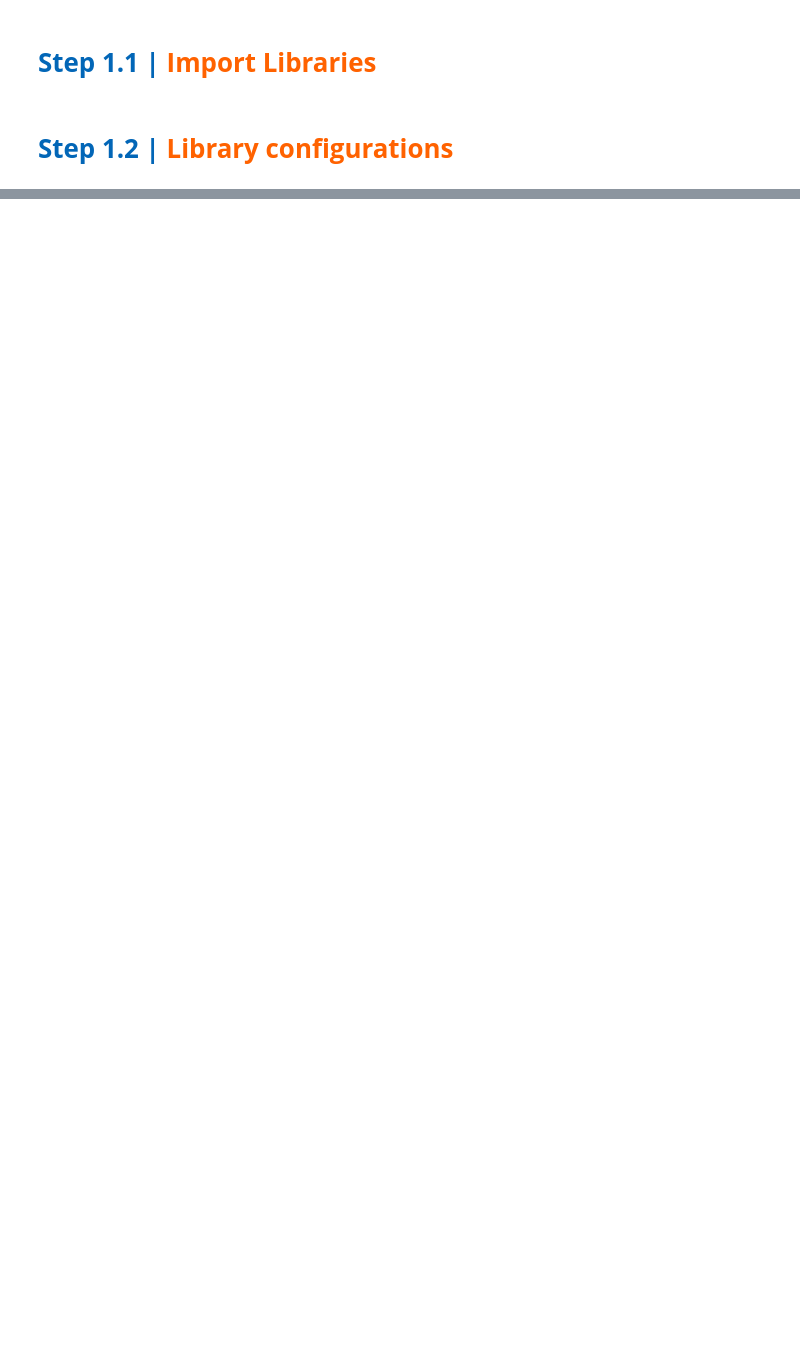
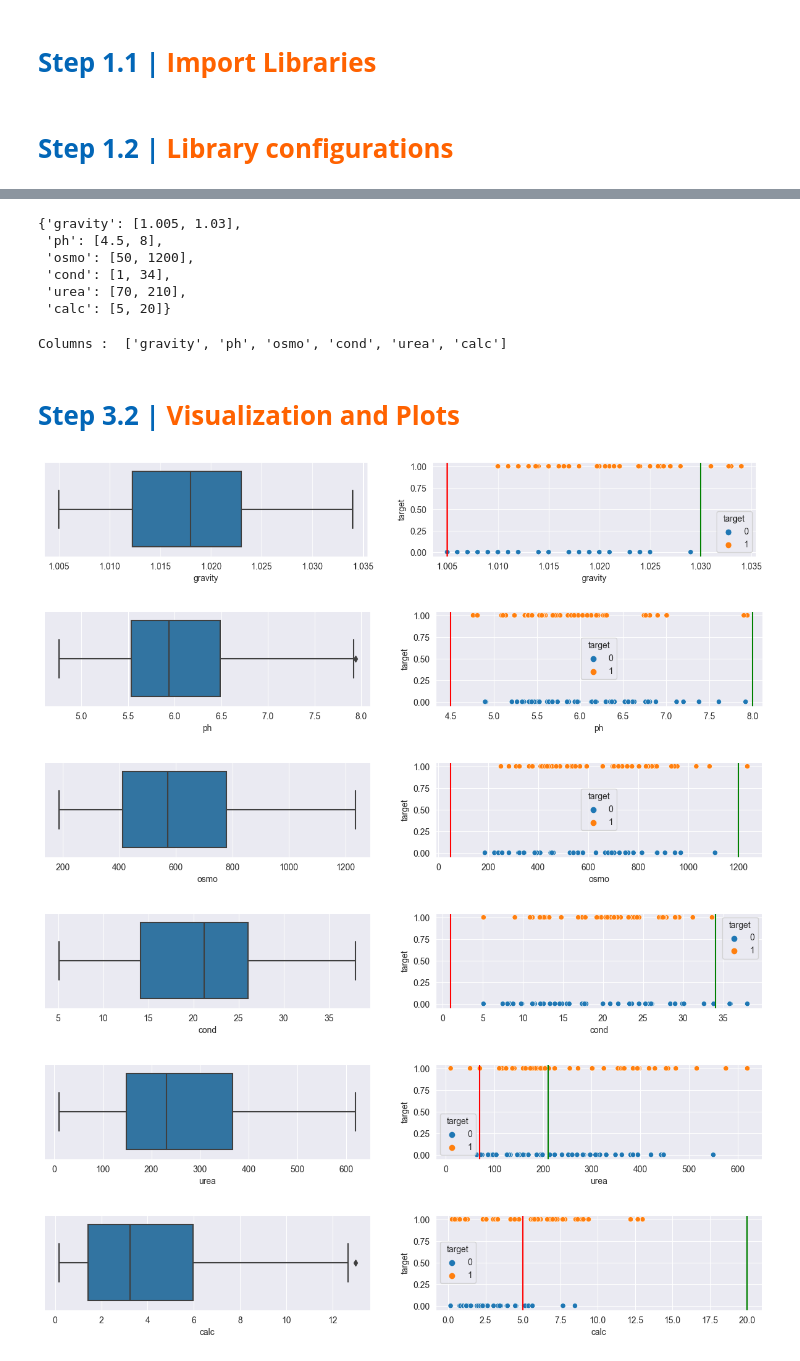
Before and after one commit to NimaPourmoradi/Kidney_stone, a Jupyter notebook: Kidney_Stone.ipynb, the cells around one changed output, grey strips where cells are left out. Saved outputs shown, nothing was run; the diff lists cells and outputs as text; code cells hidden in the pictures; blank space fills up the shorter version.

Commit message:
Finished skeleton
- Load data from csv file
- Plots
- Data Wrangling
 - missing vakues
- Data Analysis
-  Machine learning algorithms
- Result

```diff
--- a/Kidney_Stone.ipynb
+++ b/Kidney_Stone.ipynb
@@ -64,0 +98,3 @@ pd.set_option('display.max_colwidth', None) # Setting this option will print all
+# %%
+data = pd.read_csv("kidney-stone-dataset.csv")
+data
@@ -64,0 +118,3 @@ pd.set_option('display.max_colwidth', None) # Setting this option will print all
+# %%
+data.drop(columns='Unnamed: 0', inplace=True)
+data.info()
@@ -64,0 +177,43 @@ pd.set_option('display.max_colwidth', None) # Setting this option will print all
+# %%
+normal_range = {
+    'gravity' : [1.005, 1.030],
+    'ph' : [4.5, 8],
+    'osmo' : [50, 1200],
+    'cond' : [1, 34],
+    'urea' : [70, 210],
+    'calc' : [5, 20]
+}
+normal_range
+# %% [output]
+{'gravity': [1.005, 1.03],
+ 'ph': [4.5, 8],
+ 'osmo': [50, 1200],
+ 'cond': [1, 34],
+ 'urea': [70, 210],
+ 'calc': [5, 20]}
+# %%
+cols = list(data.columns)
+cols.pop(-1)
+print('Columns : ', cols)
+y = data.target
+# %% [output]
+Columns :  ['gravity', 'ph', 'osmo', 'cond', 'urea', 'calc']
+# %% [markdown]
+<a id="plot"></a>
+# <b><span style="color:#0266b7">Step 3.2 | </span><span style="color:#ff6200">Visualization and Plots</span></b>
+# %%
+for feature in cols:
+    fig, ax = plt.subplots(1, 2, figsize=(15, 2))
+
+    sns.boxplot(x=feature, data=data, ax=ax[0])
+
+    sns.scatterplot(x=feature, y=data.target, data=data, ax=ax[1], hue='target')
+    plt.axvline(normal_range[feature][0], color='red')
+    plt.axvline(normal_range[feature][1], color='green')
+# %% [output]
+[figure, added]
+[figure, added]
+[figure, added]
+[figure, added]
+[figure, added]
+[figure, added]
```
Also changed, not shown: parts of 54 cells of this notebook.
